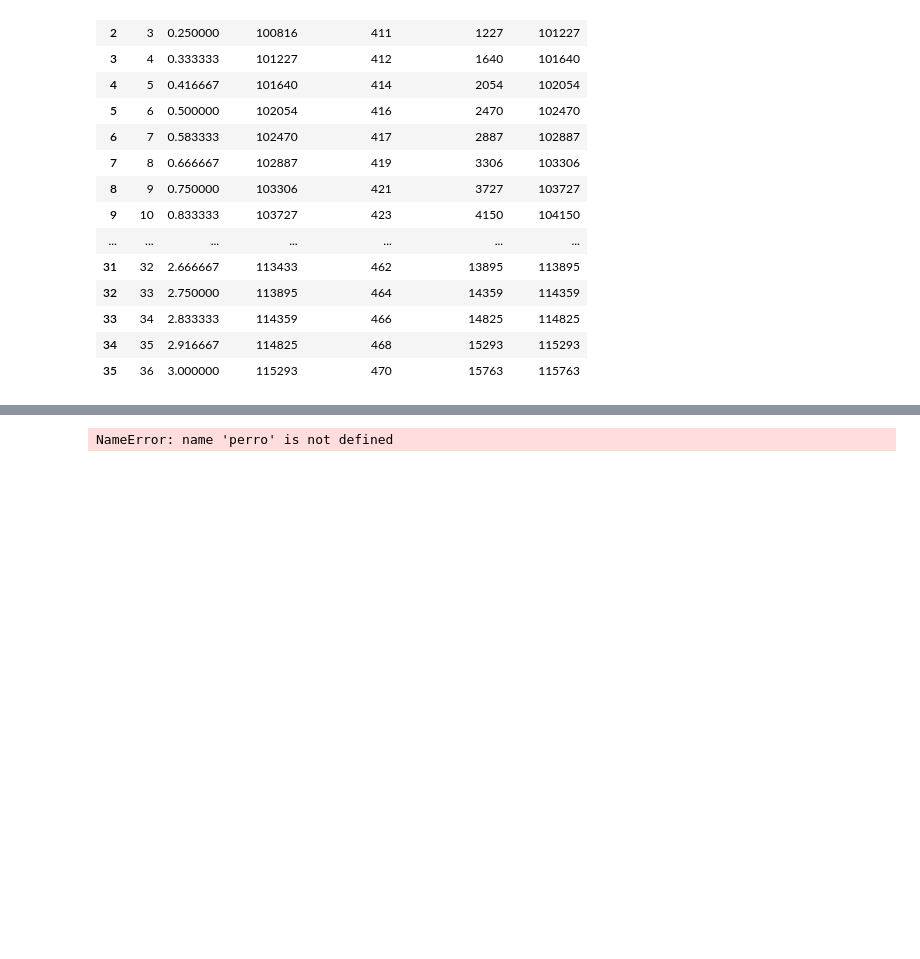
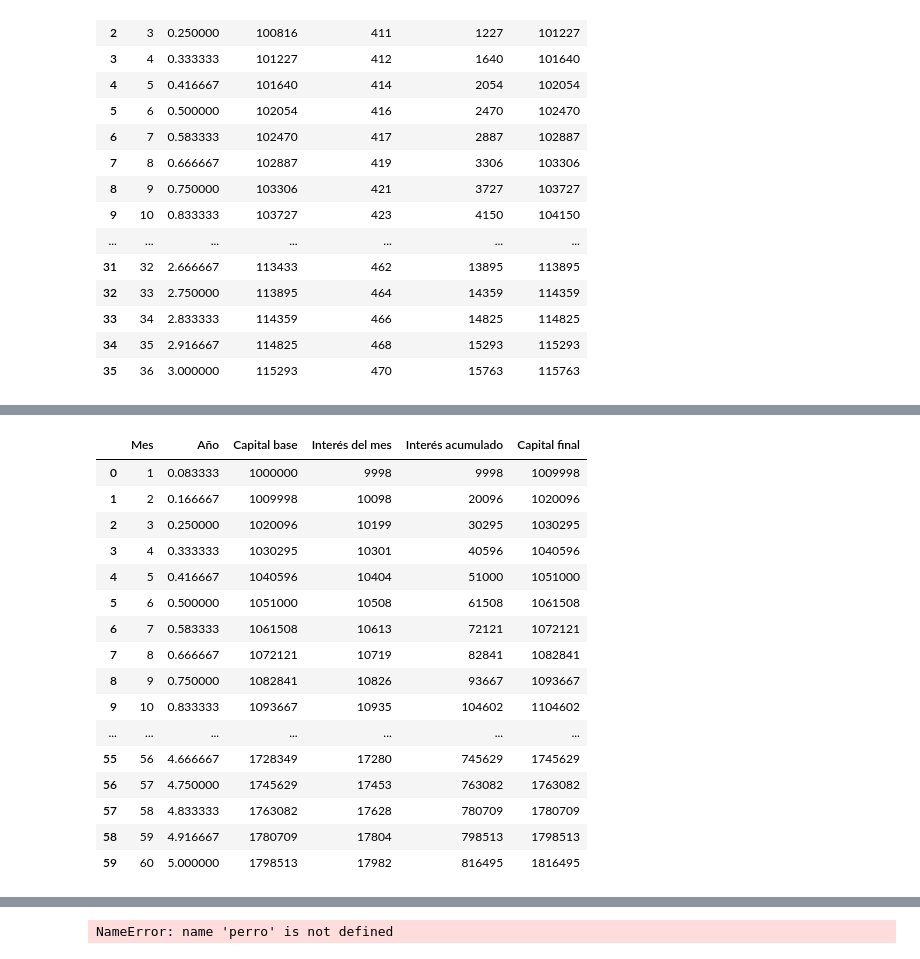
Before and after one commit to alexandergribenchenko/Data_Science_Finanzas, a Jupyter notebook: DS_FIN_01_Creditos_estudio.ipynb, the cells around one changed output, grey strips where cells are left out. Saved outputs shown, nothing was run; the diff lists cells and outputs as text; code cells hidden in the pictures; blank space fills up the shorter version.

```diff
--- a/DS_FIN_01_Creditos_estudio.ipynb
+++ b/DS_FIN_01_Creditos_estudio.ipynb
@@ -260,0 +422,28 @@ df
+# %%
+# Tasa efectiva anual del 12.68%
+df = fun_tabla_mensual_interes_compuesto_nominal_efectiva(
+    capital_inicial=1_000_000,
+    tasa_anual=0.1268,  # efectiva
+    m=12,
+    n=5,
+    tasa_es_efectiva=True
+)
+df
+# %% [output]
+|  | Mes | Año | Capital base | Interés del mes | Interés acumulado | Capital final |
+| 0 | 1 | 0.083333 | 1000000 | 9998 | 9998 | 1009998 |
+| 1 | 2 | 0.166667 | 1009998 | 10098 | 20096 | 1020096 |
+| 2 | 3 | 0.250000 | 1020096 | 10199 | 30295 | 1030295 |
+| 3 | 4 | 0.333333 | 1030295 | 10301 | 40596 | 1040596 |
+| 4 | 5 | 0.416667 | 1040596 | 10404 | 51000 | 1051000 |
+| 5 | 6 | 0.500000 | 1051000 | 10508 | 61508 | 1061508 |
+| 6 | 7 | 0.583333 | 1061508 | 10613 | 72121 | 1072121 |
+| 7 | 8 | 0.666667 | 1072121 | 10719 | 82841 | 1082841 |
+| 8 | 9 | 0.750000 | 1082841 | 10826 | 93667 | 1093667 |
+| 9 | 10 | 0.833333 | 1093667 | 10935 | 104602 | 1104602 |
+| ... | ... | ... | ... | ... | ... | ... |
+| 55 | 56 | 4.666667 | 1728349 | 17280 | 745629 | 1745629 |
+| 56 | 57 | 4.750000 | 1745629 | 17453 | 763082 | 1763082 |
+| 57 | 58 | 4.833333 | 1763082 | 17628 | 780709 | 1780709 |
+| 58 | 59 | 4.916667 | 1780709 | 17804 | 798513 | 1798513 |
+| 59 | 60 | 5.000000 | 1798513 | 17982 | 816495 | 1816495 |
```
Also changed, not shown: parts of 26 cells of this notebook.
